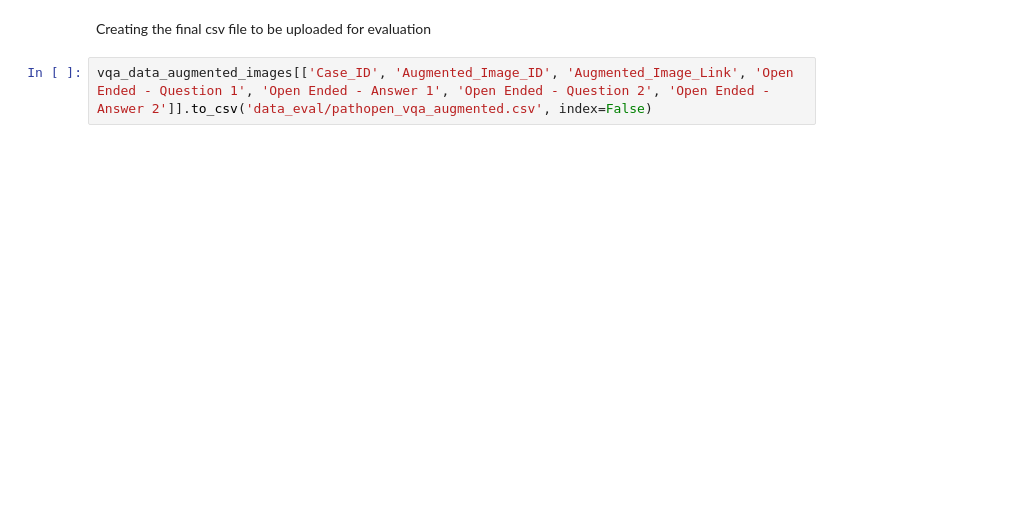
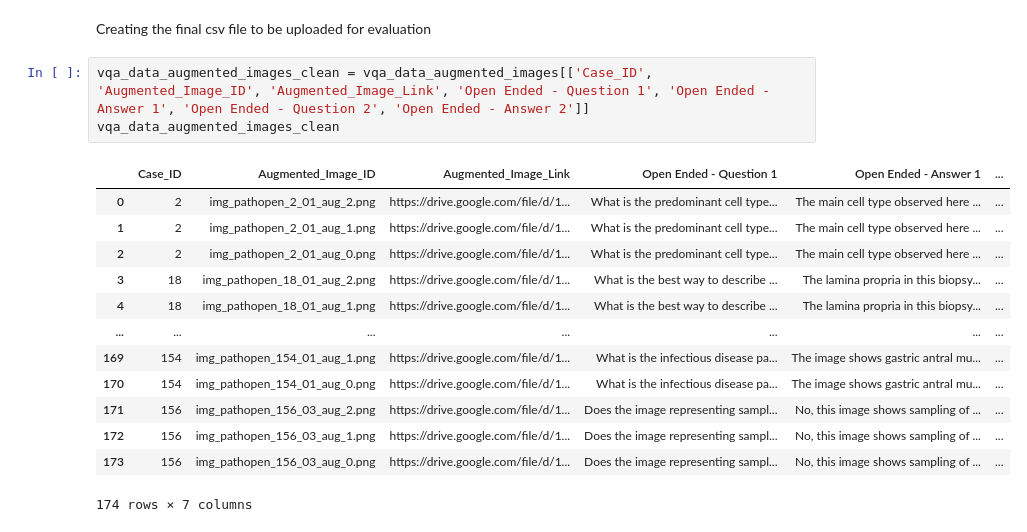
Before and after one commit to embedded-robotics/path-open-data, a Jupyter notebook: pathopen_augmentation_data_preparation.ipynb, the cells around one changed output. Cells and saved outputs as stored; diff of their text form; blank space fills up the shorter version.

```diff
--- a/pathopen_augmentation_data_preparation.ipynb
+++ b/pathopen_augmentation_data_preparation.ipynb
@@ -289,4 +303,19 @@ vqa_data_augmented_images.head()
 # %% [markdown]
 Creating the final csv file to be uploaded for evaluation
 # %%
-vqa_data_augmented_images[['Case_ID', 'Augmented_Image_ID', 'Augmented_Image_Link', 'Open Ended - Question 1', 'Open Ended - Answer 1', 'Open Ended - Question 2', 'Open Ended - Answer 2']].to_csv('data_eval/pathopen_vqa_augmented.csv', index=False)
+vqa_data_augmented_images_clean = vqa_data_augmented_images[['Case_ID', 'Augmented_Image_ID', 'Augmented_Image_Link', 'Open Ended - Question 1', 'Open Ended - Answer 1', 'Open Ended - Question 2', 'Open Ended - Answer 2']]
+vqa_data_augmented_images_clean
+# %% [output]
+|  | Case_ID | Augmented_Image_ID | Augmented_Image_Link | Open Ended - Question 1 | Open Ended - Answer 1 | ... |
+| 0 | 2 | img_pathopen_2_01_aug_2.png | https://drive.google.com/file/d/1... | What is the predominant cell type... | The main cell type observed here ... | ... |
+| 1 | 2 | img_pathopen_2_01_aug_1.png | https://drive.google.com/file/d/1... | What is the predominant cell type... | The main cell type observed here ... | ... |
+| 2 | 2 | img_pathopen_2_01_aug_0.png | https://drive.google.com/file/d/1... | What is the predominant cell type... | The main cell type observed here ... | ... |
+| 3 | 18 | img_pathopen_18_01_aug_2.png | https://drive.google.com/file/d/1... | What is the best way to describe ... | The lamina propria in this biopsy... | ... |
+| 4 | 18 | img_pathopen_18_01_aug_1.png | https://drive.google.com/file/d/1... | What is the best way to describe ... | The lamina propria in this biopsy... | ... |
+| ... | ... | ... | ... | ... | ... | ... |
+| 169 | 154 | img_pathopen_154_01_aug_1.png | https://drive.google.com/file/d/1... | What is the infectious disease pa... | The image shows gastric antral mu... | ... |
+| 170 | 154 | img_pathopen_154_01_aug_0.png | https://drive.google.com/file/d/1... | What is the infectious disease pa... | The image shows gastric antral mu... | ... |
+| 171 | 156 | img_pathopen_156_03_aug_2.png | https://drive.google.com/file/d/1... | Does the image representing sampl... | No, this image shows sampling of ... | ... |
+| 172 | 156 | img_pathopen_156_03_aug_1.png | https://drive.google.com/file/d/1... | Does the image representing sampl... | No, this image shows sampling of ... | ... |
+| 173 | 156 | img_pathopen_156_03_aug_0.png | https://drive.google.com/file/d/1... | Does the image representing sampl... | No, this image shows sampling of ... | ... |
+174 rows × 7 columns
```
Also changed, not shown: parts of 16 cells of this notebook, 4 other files.
